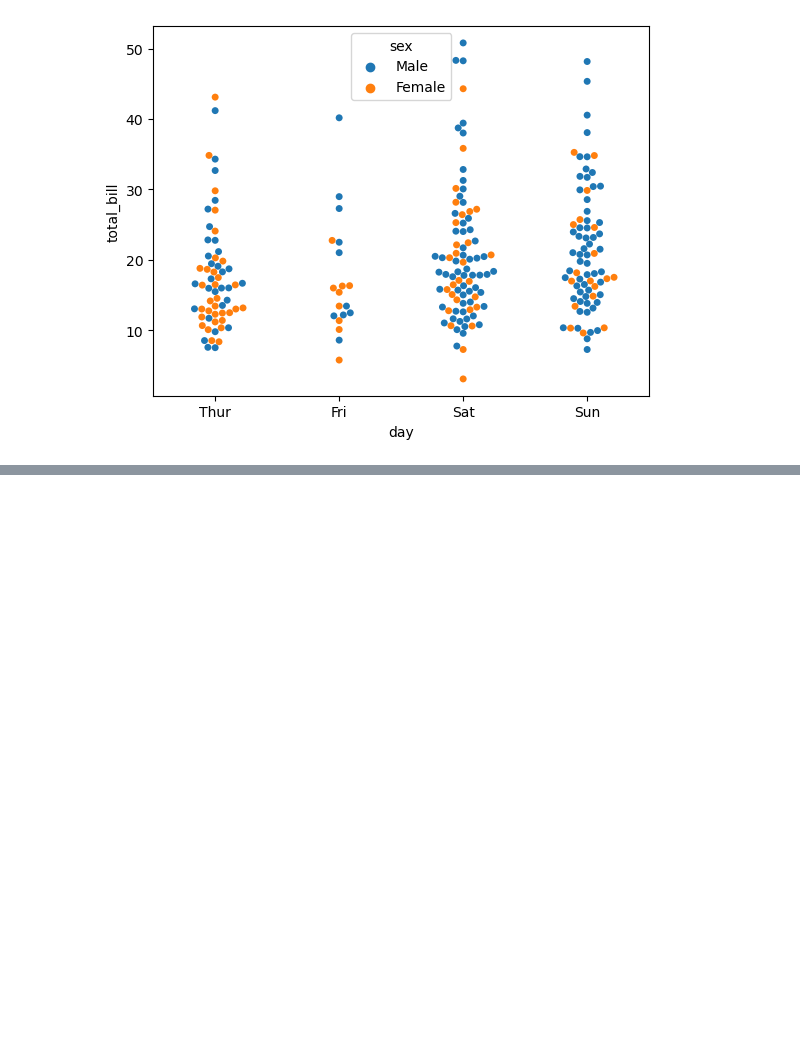
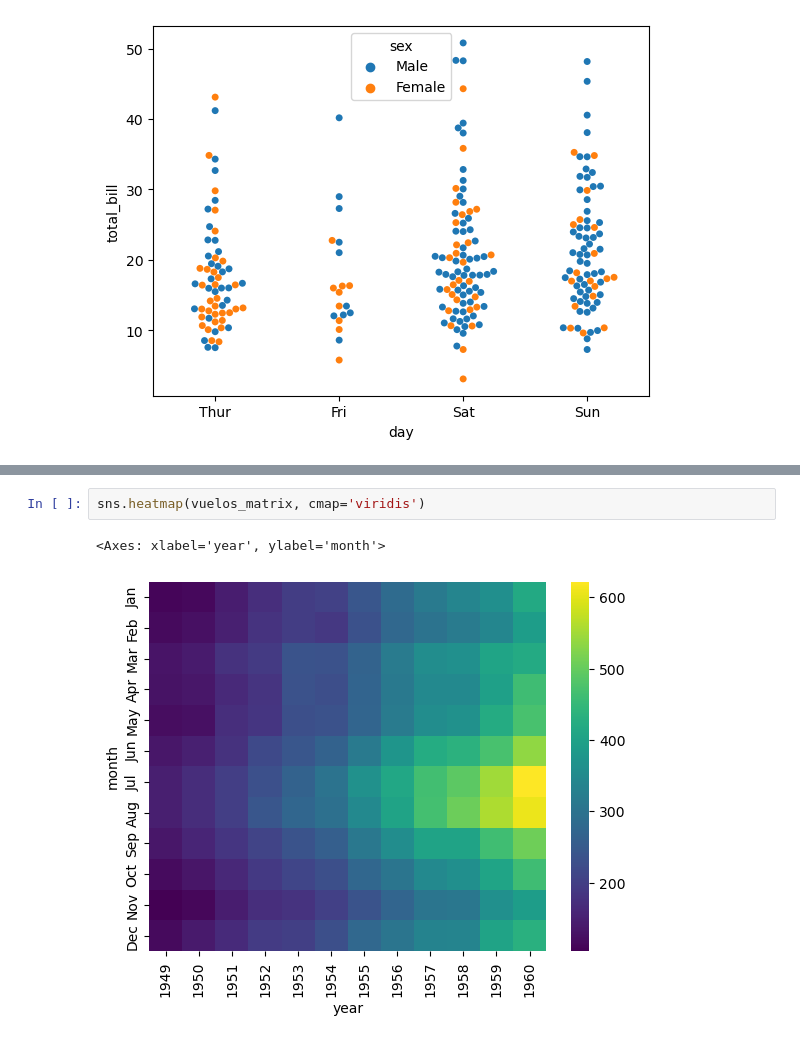
Before and after one commit to clog10/Machine-Learning, a Jupyter notebook: Seaborn/Seaborn.ipynb, the cells around one changed output, grey strips where cells are left out. Cells and saved outputs as stored; diff of their text form; blank space fills up the shorter version.

```diff
--- a/Seaborn/Seaborn.ipynb
+++ b/Seaborn/Seaborn.ipynb
@@ -142,0 +185,5 @@ sns.swarmplot(x='day', y='total_bill', data=propinas)
+# %%
+sns.heatmap(vuelos_matrix, cmap='viridis')
+# %% [output]
+<Axes: xlabel='year', ylabel='month'>
+[figure, added]
```
Also changed, not shown: parts of 8 cells of this notebook.
